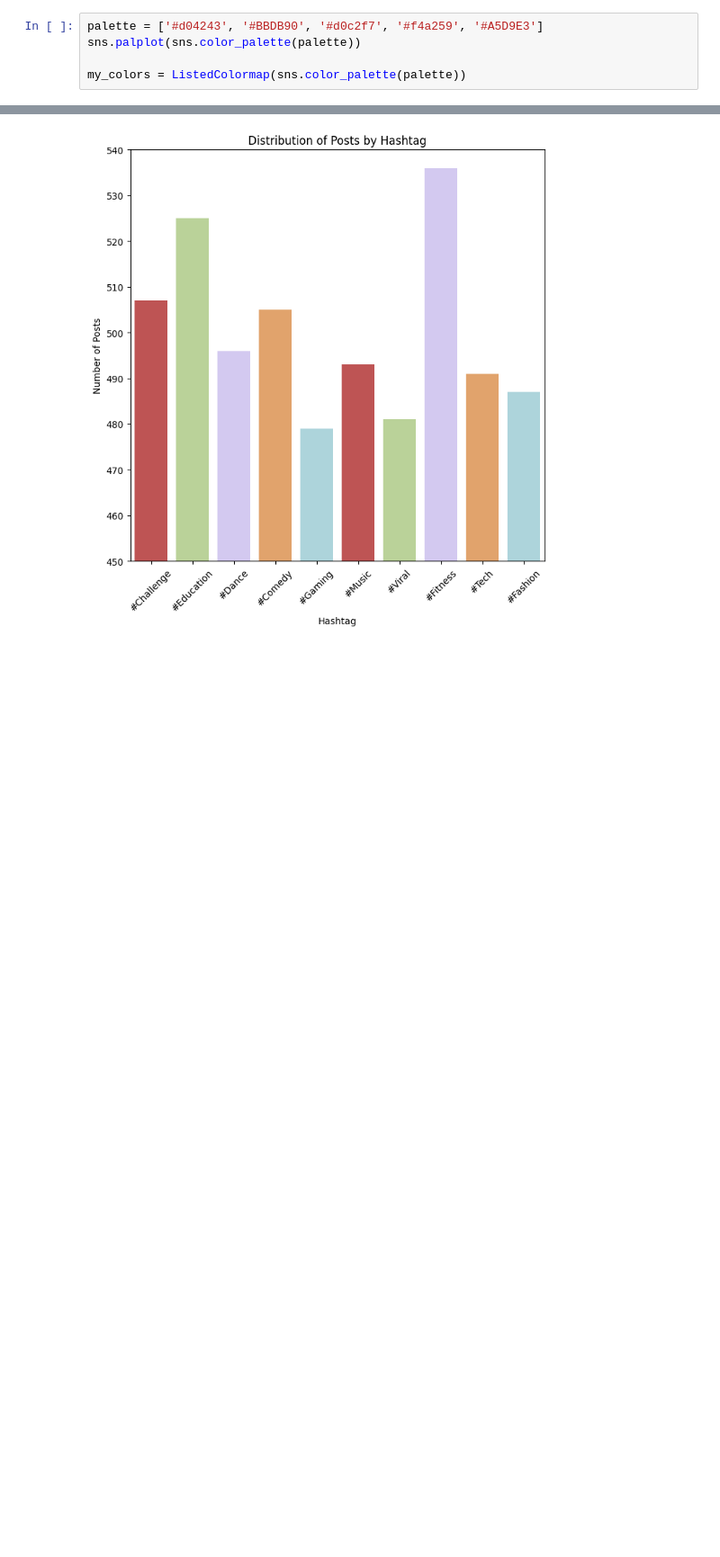
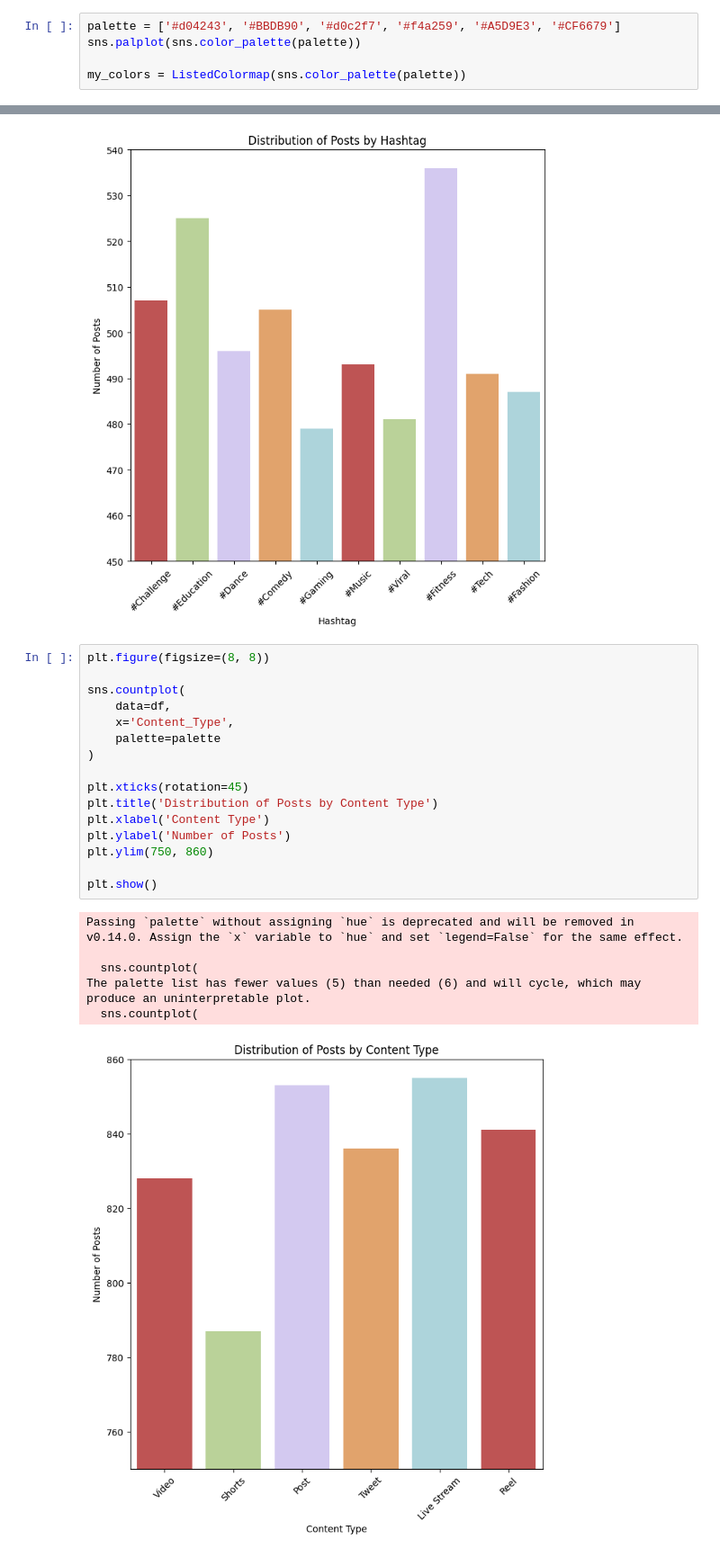
Before and after one commit to condategui/Social_Media_Trends_Engagement_Analysis, a Jupyter notebook: EDA/EDA.ipynb, the cells around one changed output, grey strips where cells are left out. Shown: that part at 90% size. Drawn from its saved outputs; the diff is of its cells as text; blank space fills up the shorter version.

```diff
--- a/EDA/EDA.ipynb
+++ b/EDA/EDA.ipynb
@@ -19,7 +19,7 @@ df.head()
 # %% [markdown]
 ## Palette
 # %%
-palette = ['#d04243', '#BBDB90', '#d0c2f7', '#f4a259', '#A5D9E3']
+palette = ['#d04243', '#BBDB90', '#d0c2f7', '#f4a259', '#A5D9E3', '#CF6679']
 sns.palplot(sns.color_palette(palette))
 
 my_colors = ListedColormap(sns.color_palette(palette))
@@ -67,3 +67,26 @@ Passing `palette` without assigning `hue` is deprecated and will be removed in v
 The palette list has fewer values (5) than needed (10) and will cycle, which may produce an uninterpretable plot.
   sns.countplot(
 [figure]
+# %%
+plt.figure(figsize=(8, 8))
+
+sns.countplot(
+    data=df,
+    x='Content_Type',
+    palette=palette
+)
+
+plt.xticks(rotation=45)
+plt.title('Distribution of Posts by Content Type')
+plt.xlabel('Content Type')
+plt.ylabel('Number of Posts')
+plt.ylim(750, 860)
+
+plt.show()
+# %% [output]
+Passing `palette` without assigning `hue` is deprecated and will be removed in v0.14.0. Assign the `x` variable to `hue` and set `legend=False` for the same effect.
+
+  sns.countplot(
+The palette list has fewer values (5) than needed (6) and will cycle, which may produce an uninterpretable plot.
+  sns.countplot(
+[figure, added]
```
Also changed, not shown: parts of 3 cells of this notebook, 3 other files.
